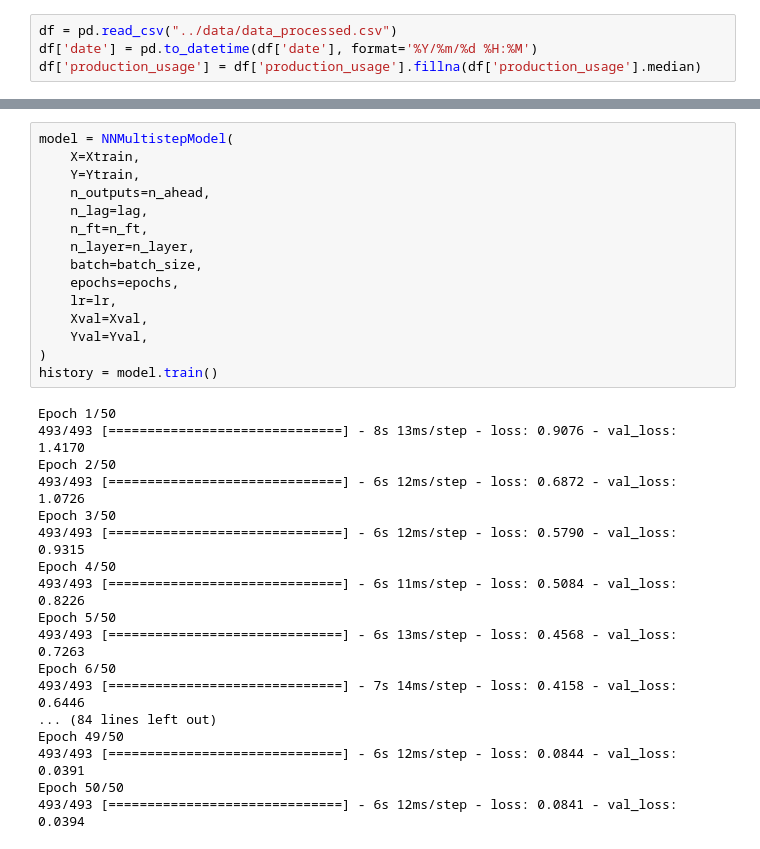
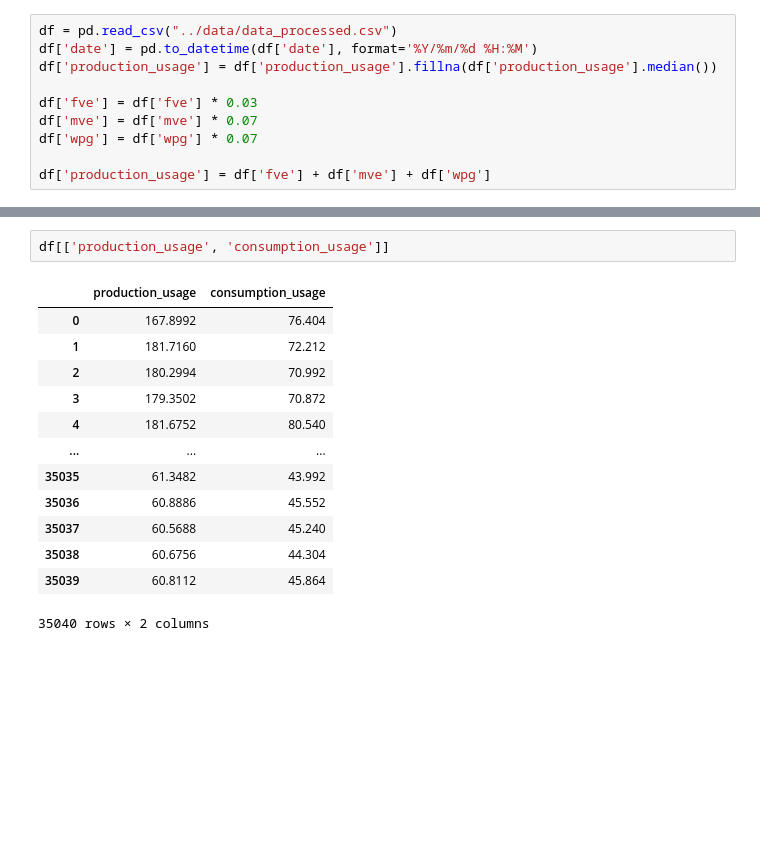
Before and after one commit to fiit-ba/Optimization-of-Battery-Management-in-Microgrid, a Jupyter notebook: AI/multiple_output_lstm.ipynb, the cells around one changed output, grey strips where cells are left out. Drawn from its saved outputs; the diff is of its cells as text; blank space fills up the shorter version.

```diff
--- a/AI/multiple_output_lstm.ipynb
+++ b/AI/multiple_output_lstm.ipynb
@@ -114,4 +62,10 @@ class NNMultistepModel():
 # %%
 df = pd.read_csv("../data/data_processed.csv")
 df['date'] = pd.to_datetime(df['date'], format='%Y/%m/%d %H:%M')
-df['production_usage'] = df['production_usage'].fillna(df['production_usage'].median)
+df['production_usage'] = df['production_usage'].fillna(df['production_usage'].median())
+
+df['fve'] = df['fve'] * 0.03
+df['mve'] = df['mve'] * 0.07
+df['wpg'] = df['wpg'] * 0.07
+
+df['production_usage'] = df['fve'] + df['mve'] + df['wpg']
@@ -143,33 +72,16 @@ Xval, Yval = X[int(X.shape[0] * (1 - test_share)):], Y[int(X.shape[0] * (1 - tes
-# %%
-model = NNMultistepModel(
-    X=Xtrain,
-    Y=Ytrain,
-    n_outputs=n_ahead,
-    n_lag=lag,
-    n_ft=n_ft,
-    n_layer=n_layer,
-    batch=batch_size,
-    epochs=epochs,
-    lr=lr,
-    Xval=Xval,
-    Yval=Yval,
-)
-history = model.train()
-# %% [output]
-Epoch 1/50
-493/493 [==============================] - 8s 13ms/step - loss: 0.9076 - val_loss: 1.4170
-Epoch 2/50
-493/493 [==============================] - 6s 12ms/step - loss: 0.6872 - val_loss: 1.0726
-Epoch 3/50
-493/493 [==============================] - 6s 12ms/step - loss: 0.5790 - val_loss: 0.9315
-Epoch 4/50
-493/493 [==============================] - 6s 11ms/step - loss: 0.5084 - val_loss: 0.8226
-Epoch 5/50
-493/493 [==============================] - 6s 13ms/step - loss: 0.4568 - val_loss: 0.7263
-Epoch 6/50
-493/493 [==============================] - 7s 14ms/step - loss: 0.4158 - val_loss: 0.6446
-... (84 lines left out)
-Epoch 49/50
-493/493 [==============================] - 6s 12ms/step - loss: 0.0844 - val_loss: 0.0391
-Epoch 50/50
-493/493 [==============================] - 6s 12ms/step - loss: 0.0841 - val_loss: 0.0394
+# %%
+df[['production_usage', 'consumption_usage']]
+# %% [output]
+|  | production_usage | consumption_usage |
+| 0 | 167.8992 | 76.404 |
+| 1 | 181.7160 | 72.212 |
+| 2 | 180.2994 | 70.992 |
+| 3 | 179.3502 | 70.872 |
+| 4 | 181.6752 | 80.540 |
+| ... | ... | ... |
+| 35035 | 61.3482 | 43.992 |
+| 35036 | 60.8886 | 45.552 |
+| 35037 | 60.5688 | 45.240 |
+| 35038 | 60.6756 | 44.304 |
+| 35039 | 60.8112 | 45.864 |
+35040 rows × 2 columns
```
Also changed, not shown: parts of 15 cells of this notebook.
